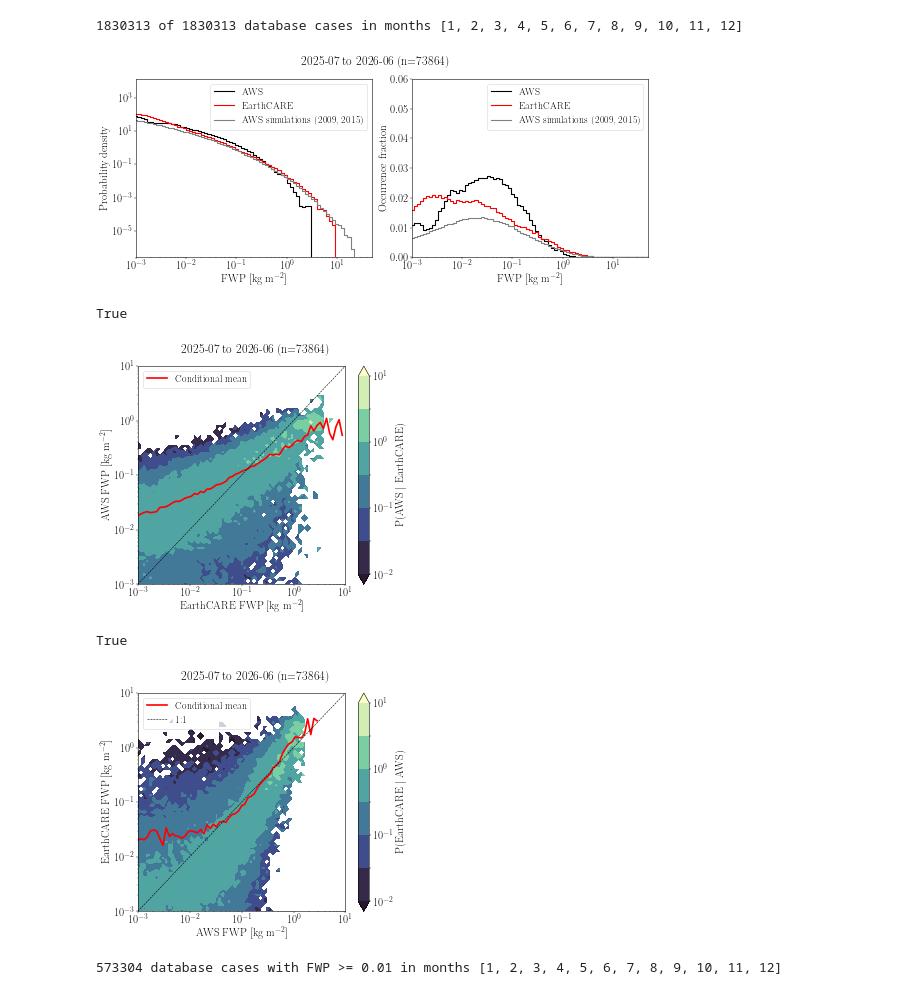
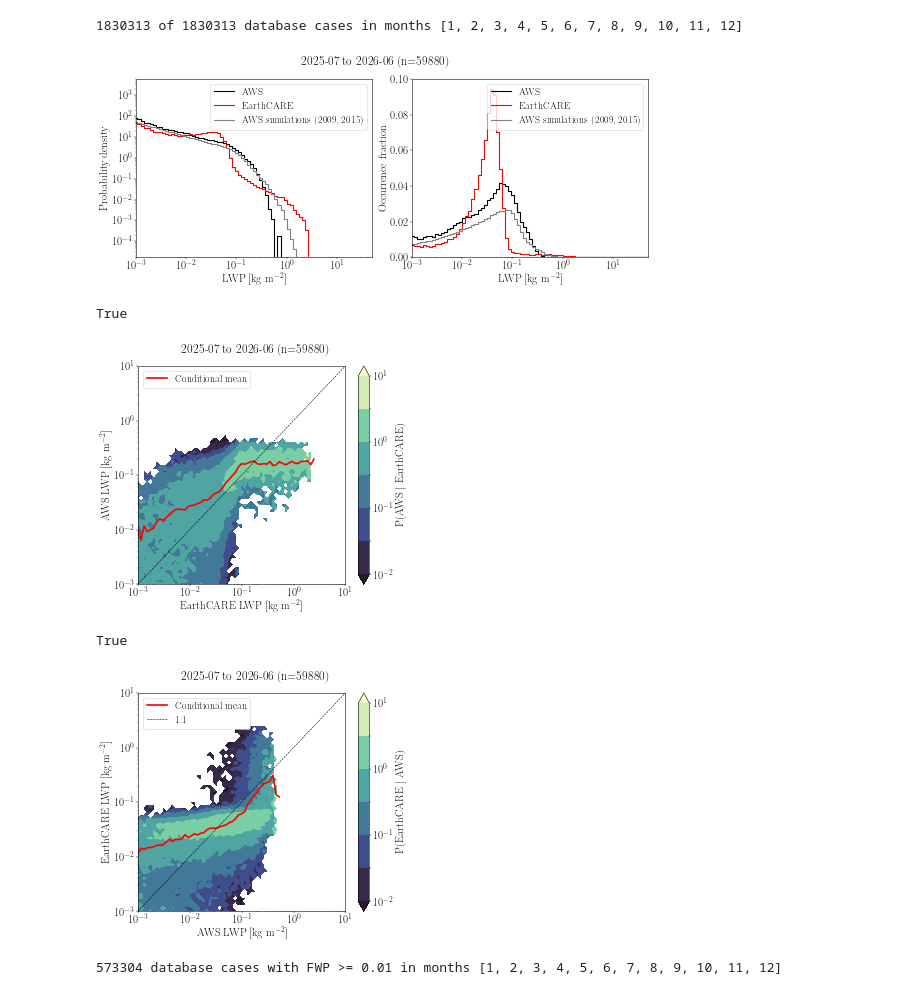
Before and after one commit to elliemay481/AWS_Arctic, a Jupyter notebook: notebooks/earthcare_aws_histo.ipynb, the cells around one changed output. Saved outputs shown, nothing was run; the diff lists cells and outputs as text; code cells hidden in the pictures.

Commit message:
plots

```diff
--- a/notebooks/earthcare_aws_histo.ipynb
+++ b/notebooks/earthcare_aws_histo.ipynb
@@ -26,7 +26,7 @@ import plot_utils
 plt.style.use("../plotstyling.mplstyle")
 # %%
 date_str = "2025-07_to_2026-06"
-quantity = "fwp"   # or "lwp"
+quantity = "lwp"   # or "lwp"
 months = utils.calendar_months(date_str)
 
 variable_label = quantity.upper()
@@ -90,35 +90,35 @@ ax_pdf.step(bin_centres, aws_hist_density, where="mid", lw=2,
 ax_pdf.step(bin_centres, ea_hist_density, where="mid", lw=2,
             color="red", label="EarthCARE")
 ax_pdf.step(bin_centres, database_pdf, where="mid", lw=2,
             color="grey", label="AWS simulations (2009, 2015)")
 ax_pdf.set_yscale("log")
 ax_pdf.set_ylabel("Probability density")
 #ax_pdf.set_ylim([1e-4, 5e2])
 
 # occurrence fraction
 ax_of.step(bin_centres, aws_occ_frac, where="mid", lw=2,
            color="black", label="AWS")
 ax_of.step(bin_centres, ea_occ_frac, where="mid", lw=2,
            color="red", label="EarthCARE")
 ax_of.step(bin_centres, database_occ_frac, where="mid", lw=2,
            color="grey", label="AWS simulations (2009, 2015)")
 ax_of.set_ylabel("Occurrence fraction")
-ax_of.set_ylim([0, 0.06])
+ax_of.set_ylim([0, 0.1])
 
 for ax in (ax_pdf, ax_of):
     ax.set_xscale("log")
     ax.set_xlim(1e-3, 5e1)
     ax.set_xlabel(rf"{variable_label} [kg m$^{{-2}}$]")
     ax.legend()
 
 period_label = date_str.replace("_to_", " to ").replace("_", ", ")
 fig.suptitle(f"{period_label} (n={total_aws_n})", fontsize = 22)
 
 fig.tight_layout()
 plt.savefig(f"../figures/collocation_statistics/aws_earthcare_{quantity}_distributions_{date_str}.png",
             facecolor="white", bbox_inches="tight", dpi=200)
 # %% [output]
-[figure, old version]
+[figure, new version]
 # %%
 
 # ------------------------------------------------------------
@@ -181,7 +181,7 @@ plt.savefig(f"../figures/collocation_statistics/aws_earthcare_{quantity}_conditi
             facecolor="white", bbox_inches="tight", dpi=200)
 # %% [output]
 True
-[figure, old version]
+[figure, new version]
 # %%
 # ------------------------------------------------------------
 # data: rows = AWS (x), columns = EarthCARE (y)
@@ -243,7 +243,7 @@ plt.savefig(f"../figures/collocation_statistics/aws_earthcare_{quantity}_conditi
             facecolor="white", bbox_inches="tight", dpi=200)
 # %% [output]
 True
-[figure, old version]
+[figure, new version]
 # %%
 # ------------------------------------------------------------
 # Zm: statistics from compute_aws_earthcare_zm_stats.py
```
Also changed, not shown: 3 other files.
